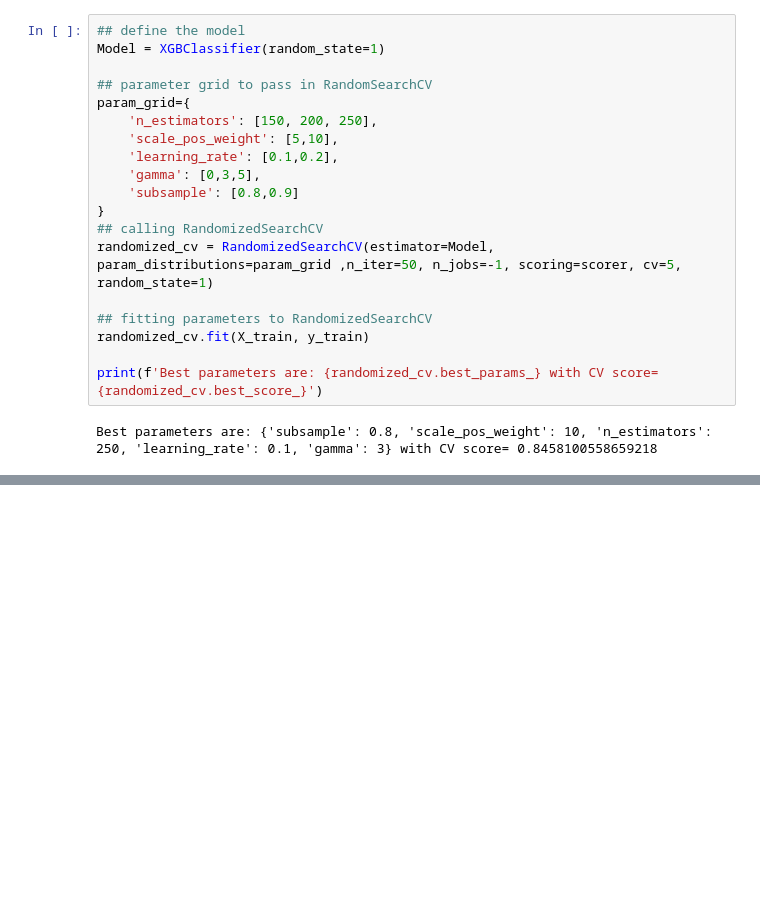
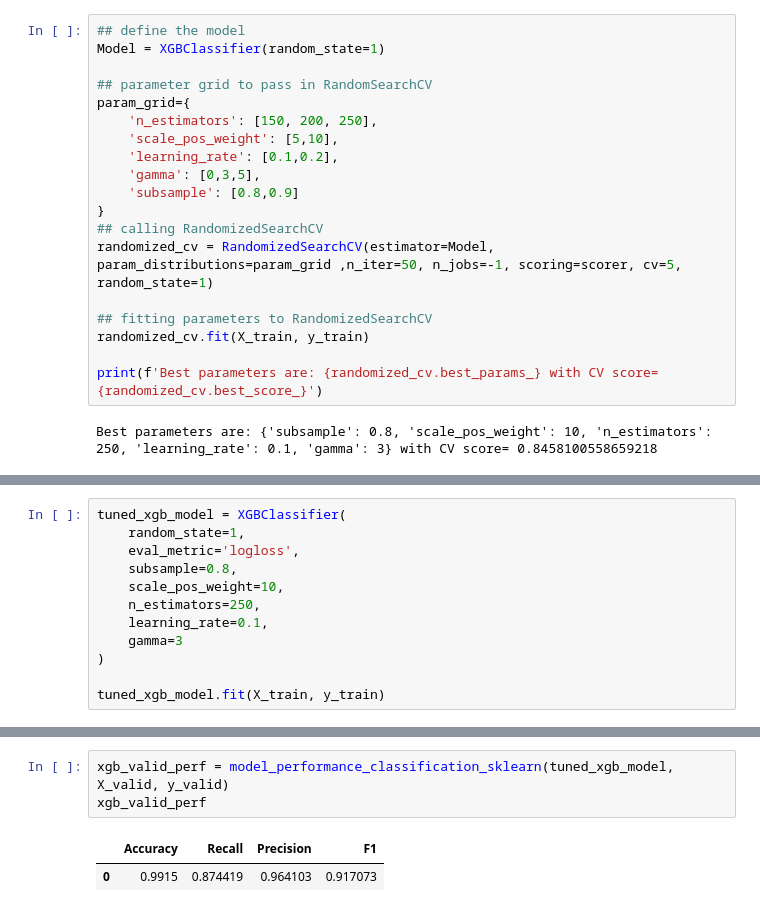
Before and after one commit to moro23/ml_generator_failure_detection, a Jupyter notebook: notebook/notebook.ipynb, the cells around one changed output, grey strips where cells are left out. Cells and saved outputs as stored; diff of their text form; blank space fills up the shorter version.

```diff
--- a/notebook/notebook.ipynb
+++ b/notebook/notebook.ipynb
@@ -734,0 +772,12 @@ Best parameters are: {'subsample': 0.8, 'scale_pos_weight': 10, 'n_estimators':
+# %%
+tuned_xgb_model = XGBClassifier(
+    random_state=1,
+    eval_metric='logloss',
+    subsample=0.8,
+    scale_pos_weight=10,
+    n_estimators=250,
+    learning_rate=0.1,
+    gamma=3
+)
+
+tuned_xgb_model.fit(X_train, y_train)
@@ -734,0 +795,6 @@ Best parameters are: {'subsample': 0.8, 'scale_pos_weight': 10, 'n_estimators':
+# %%
+xgb_valid_perf = model_performance_classification_sklearn(tuned_xgb_model, X_valid, y_valid)
+xgb_valid_perf
+# %% [output]
+|  | Accuracy | Recall | Precision | F1 |
+| 0 | 0.9915 | 0.874419 | 0.964103 | 0.917073 |
```
Also changed, not shown: parts of 16 cells of this notebook.
